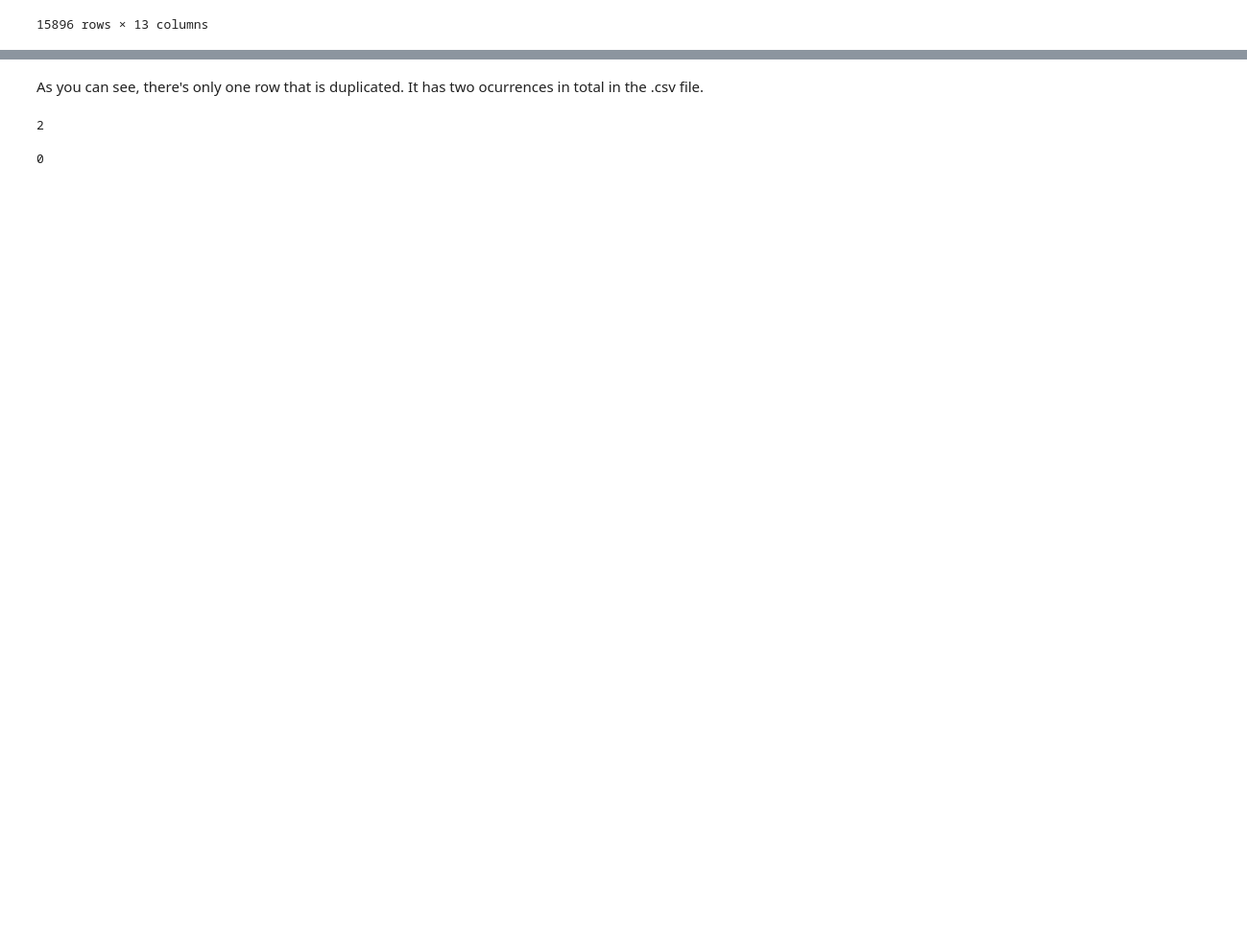
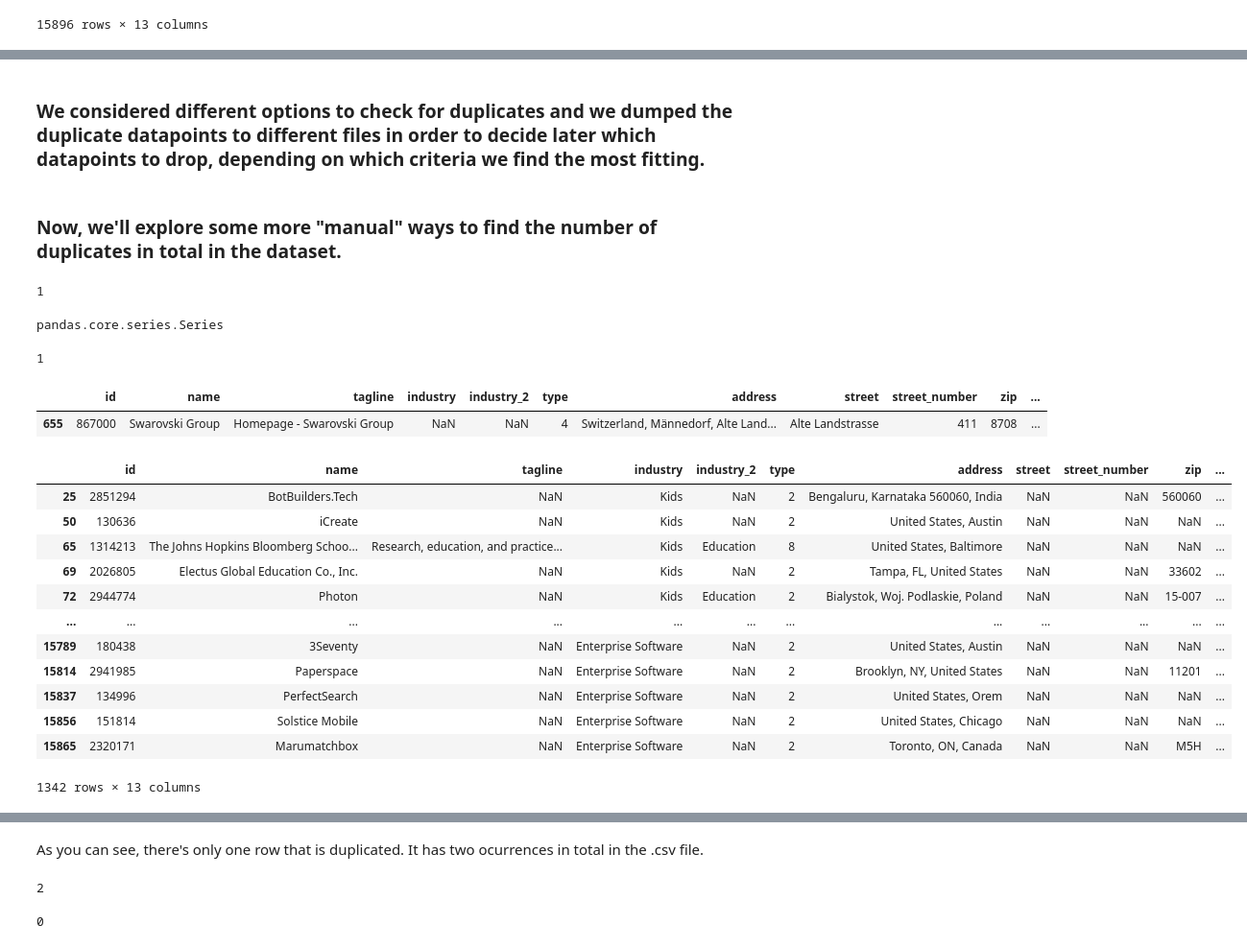
Before and after one commit to AspirationalData/dealroom-ds-task, a Jupyter notebook: Exercise-3.ipynb, the cells around one changed output, grey strips where cells are left out. Shown: that part at 96% size. Cells and saved outputs as stored; diff of their text form; code cells hidden in the pictures; blank space fills up the shorter version.

```diff
--- a/Exercise-3.ipynb
+++ b/Exercise-3.ipynb
@@ -19,0 +50,25 @@ df
+# %% [markdown]
+### We considered different options to check for duplicates and we dumped the duplicate datapoints to different files in order to decide later which datapoints to drop, depending on which criteria we find the most fitting.
+# %% [markdown]
+### Now, we'll explore some more "manual" ways to find the number of duplicates in total in the dataset.
+# %%
+# Alternate way to check if there's any duplicate (we check all the elements of the row, row by row).
+
+temp_var = df.duplicated()
+dup_num = 0
+
+for dup in temp_var:
+    if dup == True:
+        dup_num += 1
+
+print(dup_num)
+
+type(temp_var)
+# %% [output]
+1
+pandas.core.series.Series
+# %%
+# Alternate Approach for checking total row duplicates. (Exact coincidence, element per element in a row.)
+df.duplicated().sum()
+# %% [output]
+1
@@ -19,0 +77,7 @@ df
+# %%
+# We'll show on the screen the duplicated rows. It will show the UNIQUE INSTANCES that are duplicated.
+# This means that even if a row is duplicated multiple times, it will only show up once in the output.
+df.loc[df.duplicated(), :]
+# %% [output]
+|  | id | name | tagline | industry | industry_2 | type | address | street | street_number | zip | ... |
+| 655 | 867000 | Swarovski Group | Homepage - Swarovski Group | NaN | NaN | 4 | Switzerland, Männedorf, Alte Land... | Alte Landstrasse | 411 | 8708 | ... |
@@ -19,0 +91,16 @@ df
+# %%
+df.loc[df.tagline.duplicated(), :]
+# %% [output]
+|  | id | name | tagline | industry | industry_2 | type | address | street | street_number | zip | ... |
+| 25 | 2851294 | BotBuilders.Tech | NaN | Kids | NaN | 2 | Bengaluru, Karnataka 560060, India | NaN | NaN | 560060 | ... |
+| 50 | 130636 | iCreate | NaN | Kids | NaN | 2 | United States, Austin | NaN | NaN | NaN | ... |
+| 65 | 1314213 | The Johns Hopkins Bloomberg Schoo... | Research, education, and practice... | Kids | Education | 8 | United States, Baltimore | NaN | NaN | NaN | ... |
+| 69 | 2026805 | Electus Global Education Co., Inc. | NaN | Kids | NaN | 2 | Tampa, FL, United States | NaN | NaN | 33602 | ... |
+| 72 | 2944774 | Photon | NaN | Kids | Education | 2 | Bialystok, Woj. Podlaskie, Poland | NaN | NaN | 15-007 | ... |
+| ... | ... | ... | ... | ... | ... | ... | ... | ... | ... | ... | ... |
+| 15789 | 180438 | 3Seventy | NaN | Enterprise Software | NaN | 2 | United States, Austin | NaN | NaN | NaN | ... |
+| 15814 | 2941985 | Paperspace | NaN | Enterprise Software | NaN | 2 | Brooklyn, NY, United States | NaN | NaN | 11201 | ... |
+| 15837 | 134996 | PerfectSearch | NaN | Enterprise Software | NaN | 2 | United States, Orem | NaN | NaN | NaN | ... |
+| 15856 | 151814 | Solstice Mobile | NaN | Enterprise Software | NaN | 2 | United States, Chicago | NaN | NaN | NaN | ... |
+| 15865 | 2320171 | Marumatchbox | NaN | Enterprise Software | NaN | 2 | Toronto, ON, Canada | NaN | NaN | M5H | ... |
+1342 rows × 13 columns
```
Also changed, not shown: parts of 11 cells of this notebook, 4 other files.
